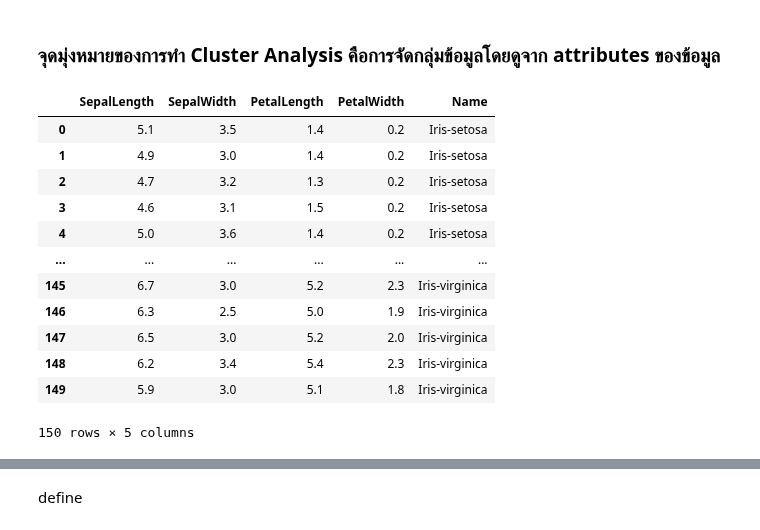
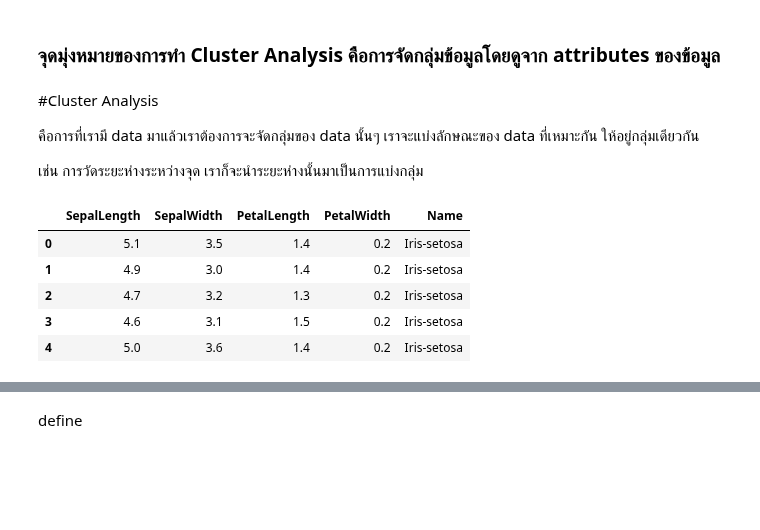
Before and after one commit to naruemonssp/multivariate, a Jupyter notebook: Chapter_6_Cluster_Analysis.ipynb, the cells around one changed output, grey strips where cells are left out. Saved outputs shown, nothing was run; the diff lists cells and outputs as text; code cells hidden in the pictures; blank space fills up the shorter version.

Commit message:
จบ clustering

```diff
--- a/Chapter_6_Cluster_Analysis.ipynb
+++ b/Chapter_6_Cluster_Analysis.ipynb
@@ -2,22 +2,21 @@
 <a href="https://colab.research.google.com/github/naruemonssp/multivariate/blob/main/Chapter_6_Cluster_Analysis.ipynb" target="_parent"><img src="https://colab.research.google.com/assets/colab-badge.svg" alt="Open In Colab"/></a>
 # %% [markdown]
 ### จุดมุ่งหมายของการทำ  Cluster Analysis คือการจัดกลุ่มข้อมูลโดยดูจาก attributes ของข้อมูล
+# %% [markdown]
+#Cluster Analysis
+
+คือการที่เรามี data มาแล้วเราต้องการจะจัดกลุ่มของ data นั้นๆ เราจะแบ่งลักษณะของ data ที่เหมาะกัน ให้อยู่กลุ่มเดียวกัน
+
+เช่น การวัดระยะห่างระหว่างจุด เราก็จะนำระยะห่างนั้นมาเป็นการแบ่งกลุ่ม
 # %%
 import pandas as pd
 # %%
 example_df = pd.read_csv('https://raw.github.com/pandas-dev/pandas/master/pandas/tests/io/data/csv/iris.csv')
-example_df
+example_df.head()
 # %% [output]
 |  | SepalLength | SepalWidth | PetalLength | PetalWidth | Name |
 | 0 | 5.1 | 3.5 | 1.4 | 0.2 | Iris-setosa |
 | 1 | 4.9 | 3.0 | 1.4 | 0.2 | Iris-setosa |
 | 2 | 4.7 | 3.2 | 1.3 | 0.2 | Iris-setosa |
 | 3 | 4.6 | 3.1 | 1.5 | 0.2 | Iris-setosa |
 | 4 | 5.0 | 3.6 | 1.4 | 0.2 | Iris-setosa |
-| ... | ... | ... | ... | ... | ... |
-| 145 | 6.7 | 3.0 | 5.2 | 2.3 | Iris-virginica |
-| 146 | 6.3 | 2.5 | 5.0 | 1.9 | Iris-virginica |
-| 147 | 6.5 | 3.0 | 5.2 | 2.0 | Iris-virginica |
-| 148 | 6.2 | 3.4 | 5.4 | 2.3 | Iris-virginica |
-| 149 | 5.9 | 3.0 | 5.1 | 1.8 | Iris-virginica |
-150 rows × 5 columns
```
Also changed, not shown: parts of 46 cells of this notebook.
